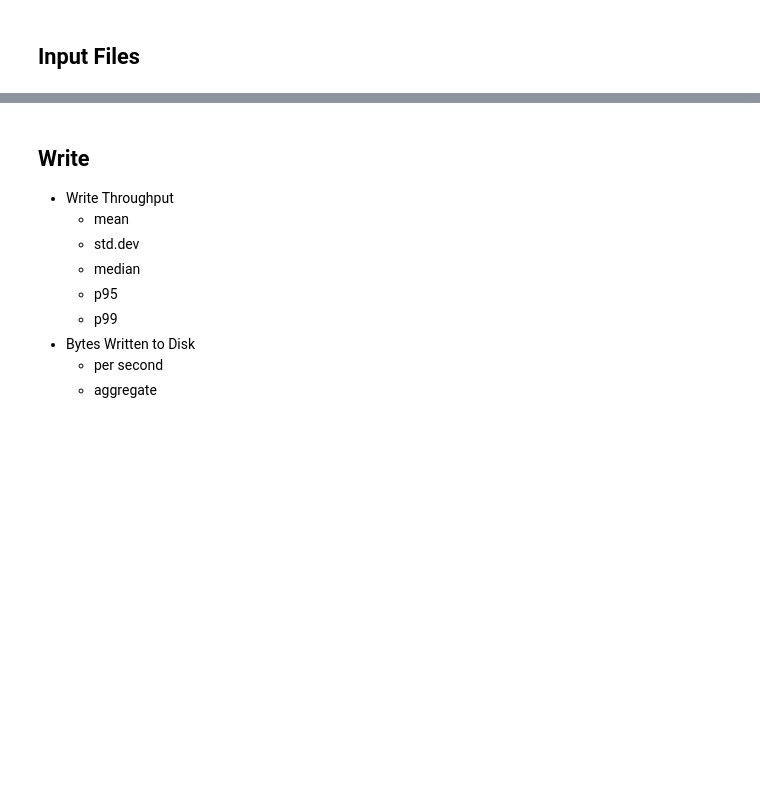
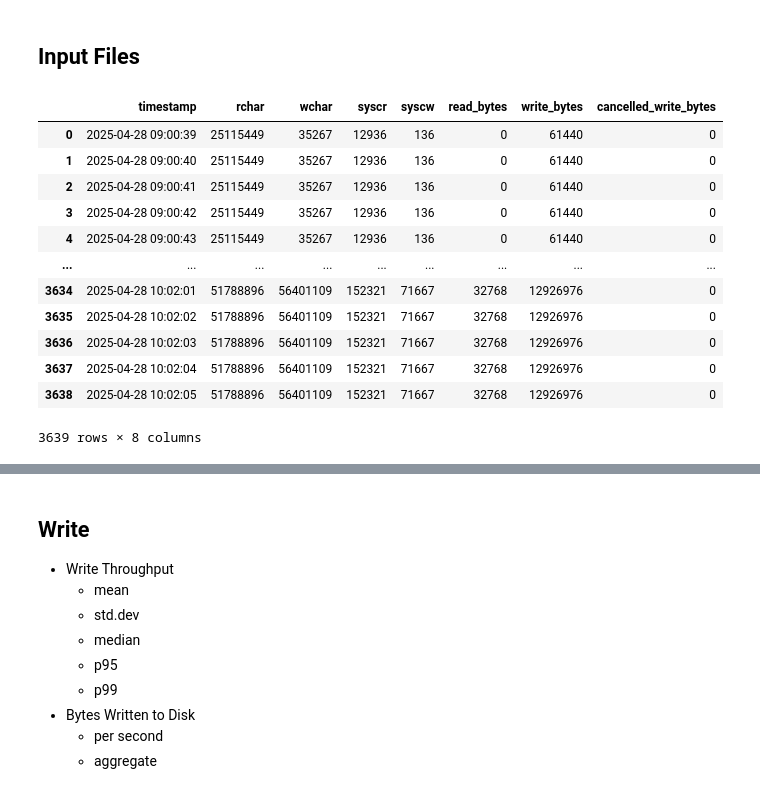
Before and after one commit to LipatJob/spatial-lsm-tree-benchmark, a Jupyter notebook: 4. generate_report.ipynb, the cells around one changed output, grey strips where cells are left out. Drawn from its saved outputs; the diff is of its cells as text; code cells hidden in the pictures; blank space fills up the shorter version.

```diff
--- a/4. generate_report.ipynb
+++ b/4. generate_report.ipynb
@@ -6,35 +9,48 @@ writes_io_data_path = "logs/disk/disk_cc_1745830835.log"
 reads_throughput_data_path = ""
 reads_io_data_path = ""
 # %%
-import pandas as pd
-
 # Define a function to parse the log file
 def parse_io_log_file(file_path):
     # Open and read the log file
     with open(file_path, 'r') as file:
         log_data = file.read()
 
     # Split the log data into individual records using "---" as the delimiter
     records = log_data.split('---')
 
     # Remove any empty records (e.g., due to trailing "---")
     records = [record.strip() for record in records if record.strip()]
 
     # Parse each record into a dictionary
     parsed_records = []
     for record in records:
         record_dict = {}
         for line in record.split('\n'):
             if ':' in line:  # Assuming key-value pairs are separated by ":"
                 key, value = line.split(':', 1)
                 record_dict[key.strip()] = value.strip()
         parsed_records.append(record_dict)
 
     # Convert the list of dictionaries into a pandas DataFrame
     columns = ['timestamp', 'rchar', 'wchar', 'syscr', 'syscw', 'read_bytes', 'write_bytes', 'cancelled_write_bytes']
     dtypes = {'timestamp': 'int64', 'rchar': 'int64', 'wchar': 'int64', 'syscr': 'int64', 'syscw': 'int64', 'read_bytes': 'int64', 'write_bytes': 'int64', 'cancelled_write_bytes': 'int64'}
     df = pd.DataFrame(parsed_records, columns=columns).astype(dtypes)
     df['timestamp'] = pd.to_datetime(df['timestamp'],unit='s')
     return df
 
-df = parse_io_log_file(writes_io_data_path)
+io_df = parse_io_log_file(writes_io_data_path)
+io_df
+# %% [output]
+|  | timestamp | rchar | wchar | syscr | syscw | read_bytes | write_bytes | cancelled_write_bytes |
+| 0 | 2025-04-28 09:00:39 | 25115449 | 35267 | 12936 | 136 | 0 | 61440 | 0 |
+| 1 | 2025-04-28 09:00:40 | 25115449 | 35267 | 12936 | 136 | 0 | 61440 | 0 |
+| 2 | 2025-04-28 09:00:41 | 25115449 | 35267 | 12936 | 136 | 0 | 61440 | 0 |
+| 3 | 2025-04-28 09:00:42 | 25115449 | 35267 | 12936 | 136 | 0 | 61440 | 0 |
+| 4 | 2025-04-28 09:00:43 | 25115449 | 35267 | 12936 | 136 | 0 | 61440 | 0 |
+| ... | ... | ... | ... | ... | ... | ... | ... | ... |
+| 3634 | 2025-04-28 10:02:01 | 51788896 | 56401109 | 152321 | 71667 | 32768 | 12926976 | 0 |
+| 3635 | 2025-04-28 10:02:02 | 51788896 | 56401109 | 152321 | 71667 | 32768 | 12926976 | 0 |
+| 3636 | 2025-04-28 10:02:03 | 51788896 | 56401109 | 152321 | 71667 | 32768 | 12926976 | 0 |
+| 3637 | 2025-04-28 10:02:04 | 51788896 | 56401109 | 152321 | 71667 | 32768 | 12926976 | 0 |
+| 3638 | 2025-04-28 10:02:05 | 51788896 | 56401109 | 152321 | 71667 | 32768 | 12926976 | 0 |
+3639 rows × 8 columns
```
Also changed, not shown: parts of 10 cells of this notebook.
